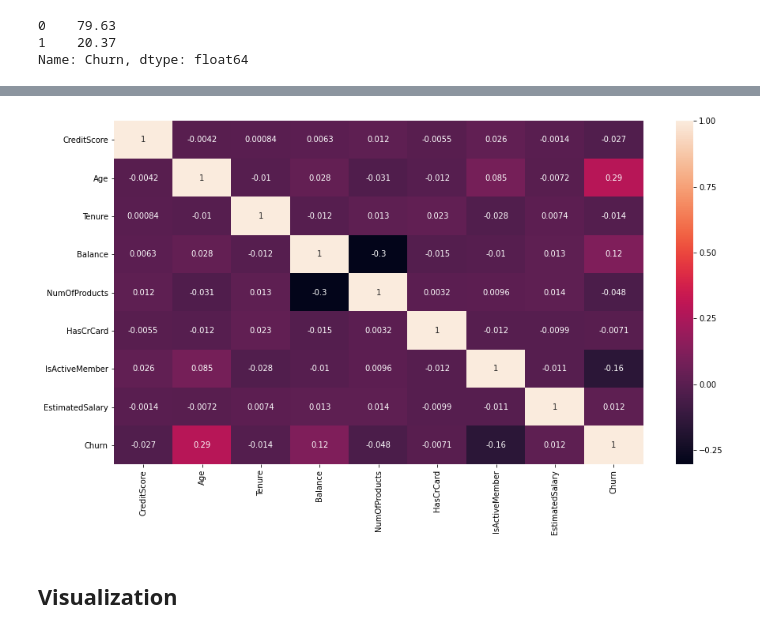
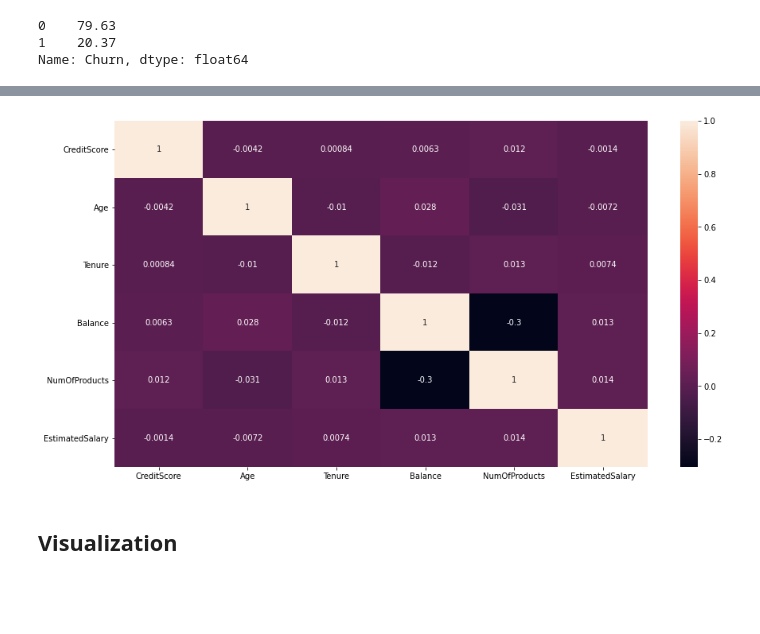
Before and after one commit to PacktPublishing/Data-Science-for-Marketing-Analytics-Second-Edition, a Jupyter notebook: Chapter08/Exercise8.07/Exercise8.07.ipynb, the cells around one changed output, grey strips where cells are left out. Drawn from its saved outputs; the diff is of its cells as text; code cells hidden in the pictures; blank space fills up the shorter version.

```diff
--- a/Chapter08/Exercise8.07/Exercise8.07.ipynb
+++ b/Chapter08/Exercise8.07/Exercise8.07.ipynb
@@ -144,11 +144,9 @@ data['Gender'].value_counts()
 Male      5453
 Female    4543
 Name: Gender, dtype: int64
-# %%
-### Since it seems that the Gender is a categorical field therefore
-### we will fill the values with the 0 since its the most occuring number
-
-data['Gender']=data['Gender'].fillna(data['Gender'].value_counts().idxmax())
+# %%
+data['Gender']=data['Gender'].fillna(data['Gender']\
+                             .value_counts().idxmax())
 # %%
 mode_value=data['Age'].mode()
 data['Age']=data['Age'].fillna(mode_value[0])
@@ -175,12 +173,10 @@ dtype: bool
 # %%
 # We would want to rename some of the columns
 
-data = data.rename(columns={
-                        'CredRate': 'CreditScore',
-                        'ActMem' : 'IsActiveMember',
-                        'Prod Number': 'NumOfProducts',
-                        'Exited':'Churn'
-                        })
+data = data.rename(columns={'CredRate': 'CreditScore',\
+                            'ActMem' : 'IsActiveMember',
+                            'Prod Number': 'NumOfProducts',\
+                            'Exited':'Churn'})
 data.columns
 # %% [output]
 Index(['CustomerId', 'CreditScore', 'Geography', 'Gender', 'Age', 'Tenure',
@@ -211,3 +203,10 @@ data["Gender"] = data["Gender"].astype('category')
+# %%
+data["Geography"] = data["Geography"].astype('category')
+data["Gender"] = data["Gender"].astype('category')
+data["HasCrCard"] = data["HasCrCard"].astype('category')
+data["Churn"] = data["Churn"].astype('category')
+data["IsActiveMember"] = data["IsActiveMember"]\
+                         .astype('category')
 # %%
 data.dtypes
 # %% [output]
@@ -269,8 +274,8 @@ summary_churn.median()
 # %%
 corr = data.corr()
 plt.figure(figsize=(15,8))
-sns.heatmap(corr,
-            xticklabels=corr.columns.values,
-            yticklabels=corr.columns.values,annot=True)
+sns.heatmap(corr, \
+            xticklabels=corr.columns.values,\
+            yticklabels=corr.columns.values,annot=True)
 corr
 # %% [output]
@@ -287,4 +289,4 @@ corr
-[figure, old version]
+[figure, new version]
 # %% [markdown]
 ## Visualization
 # %%
```
Also changed, not shown: parts of 29 cells of this notebook, 2 other files.
